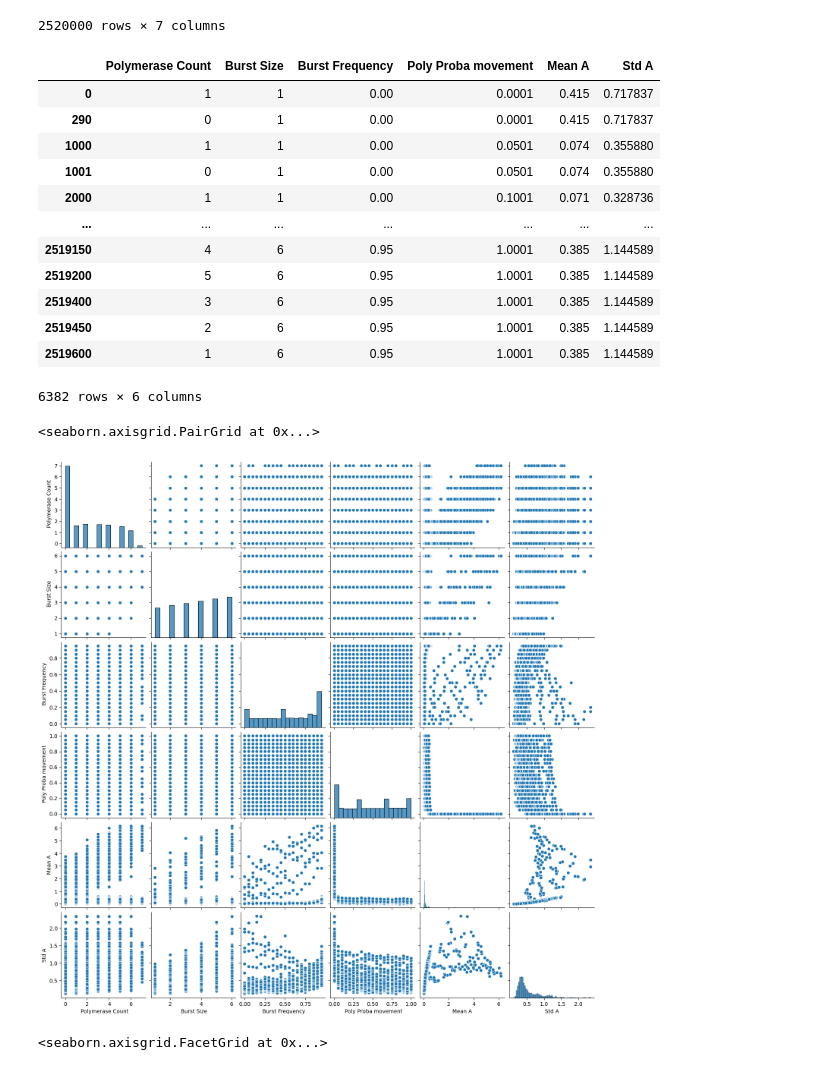
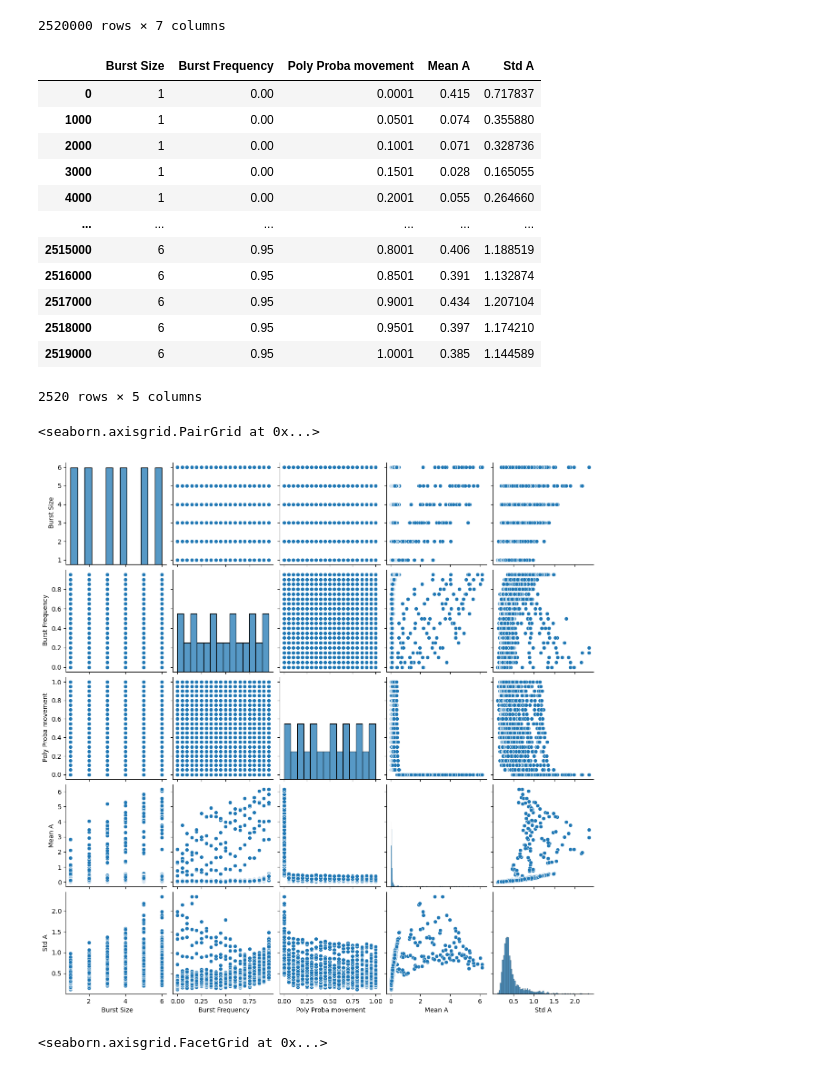
Before and after one commit to Adrien-Berard/InternshipKU, a Jupyter notebook: ModellingChromatine/read_scan_cenH.ipynb, the cells around one changed output. Cells and saved outputs as stored; diff of their text form; code cells hidden in the pictures.

```diff
--- a/ModellingChromatine/read_scan_cenH.ipynb
+++ b/ModellingChromatine/read_scan_cenH.ipynb
@@ -64,27 +64,28 @@ df.drop(" Count A",axis = 1)
 # %%
 newdf = df.drop(" Count A",axis = 1)
 newdf = newdf.drop("Time Steps",axis = 1)
+newdf = newdf.drop(" Polymerase Count",axis = 1)
 newdf = newdf.drop_duplicates()
 newdf
 # %% [output]
-|  | Polymerase Count | Burst Size | Burst Frequency | Poly Proba movement | Mean A | Std A |
-| 0 | 1 | 1 | 0.00 | 0.0001 | 0.415 | 0.717837 |
-| 290 | 0 | 1 | 0.00 | 0.0001 | 0.415 | 0.717837 |
-| 1000 | 1 | 1 | 0.00 | 0.0501 | 0.074 | 0.355880 |
-| 1001 | 0 | 1 | 0.00 | 0.0501 | 0.074 | 0.355880 |
-| 2000 | 1 | 1 | 0.00 | 0.1001 | 0.071 | 0.328736 |
-| ... | ... | ... | ... | ... | ... | ... |
-| 2519150 | 4 | 6 | 0.95 | 1.0001 | 0.385 | 1.144589 |
-| 2519200 | 5 | 6 | 0.95 | 1.0001 | 0.385 | 1.144589 |
-| 2519400 | 3 | 6 | 0.95 | 1.0001 | 0.385 | 1.144589 |
-| 2519450 | 2 | 6 | 0.95 | 1.0001 | 0.385 | 1.144589 |
-| 2519600 | 1 | 6 | 0.95 | 1.0001 | 0.385 | 1.144589 |
+|  | Burst Size | Burst Frequency | Poly Proba movement | Mean A | Std A |
+| 0 | 1 | 0.00 | 0.0001 | 0.415 | 0.717837 |
+| 1000 | 1 | 0.00 | 0.0501 | 0.074 | 0.355880 |
+| 2000 | 1 | 0.00 | 0.1001 | 0.071 | 0.328736 |
+| 3000 | 1 | 0.00 | 0.1501 | 0.028 | 0.165055 |
+| 4000 | 1 | 0.00 | 0.2001 | 0.055 | 0.264660 |
+| ... | ... | ... | ... | ... | ... |
+| 2515000 | 6 | 0.95 | 0.8001 | 0.406 | 1.188519 |
+| 2516000 | 6 | 0.95 | 0.8501 | 0.391 | 1.132874 |
+| 2517000 | 6 | 0.95 | 0.9001 | 0.434 | 1.207104 |
+| 2518000 | 6 | 0.95 | 0.9501 | 0.397 | 1.174210 |
+| 2519000 | 6 | 0.95 | 1.0001 | 0.385 | 1.144589 |
-6382 rows × 6 columns
+2520 rows × 5 columns
 # %%
 sns.pairplot(data = newdf)
 # %% [output]
 <seaborn.axisgrid.PairGrid at 0x...>
-[figure, old version]
+[figure, new version]
 # %%
 
 cmap = sns.cubehelix_palette(rot=-.2, as_cmap=True)
```
Also changed, not shown: parts of 6 cells of this notebook, 17 other files.
